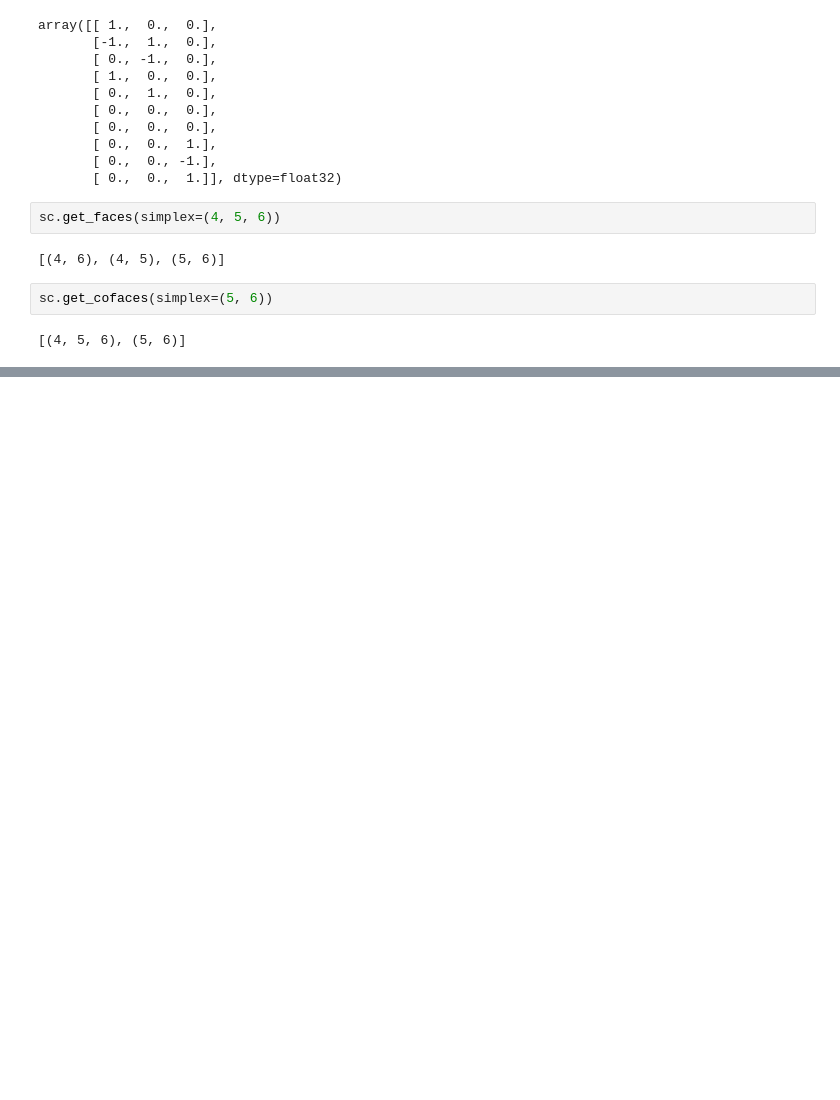
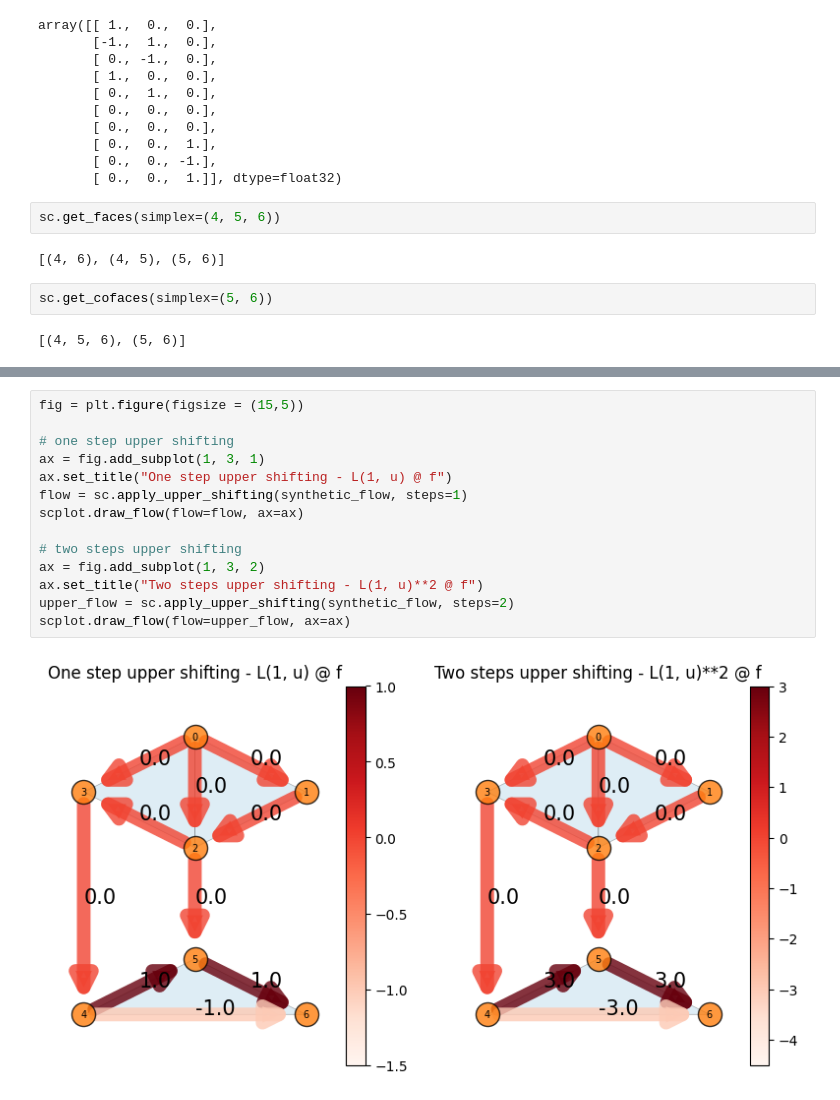
Before and after one commit to irtazahashmi/pytspl, a Jupyter notebook: notebooks/simplical_complex.ipynb, the cells around one changed output, grey strips where cells are left out. Saved outputs shown, nothing was run; the diff lists cells and outputs as text; blank space fills up the shorter version.

```diff
--- a/notebooks/simplical_complex.ipynb
+++ b/notebooks/simplical_complex.ipynb
@@ -83,0 +113,16 @@ sc.get_cofaces(simplex=(5, 6))
+# %%
+fig = plt.figure(figsize = (15,5))
+
+# one step upper shifting
+ax = fig.add_subplot(1, 3, 1)
+ax.set_title("One step upper shifting - L(1, u) @ f")
+flow = sc.apply_upper_shifting(synthetic_flow, steps=1)
+scplot.draw_flow(flow=flow, ax=ax)
+
+# two steps upper shifting
+ax = fig.add_subplot(1, 3, 2)
+ax.set_title("Two steps upper shifting - L(1, u)**2 @ f")
+upper_flow = sc.apply_upper_shifting(synthetic_flow, steps=2)
+scplot.draw_flow(flow=upper_flow, ax=ax)
+# %% [output]
+[figure, added]
```
Also changed, not shown: parts of 5 cells of this notebook, 3 other files.
